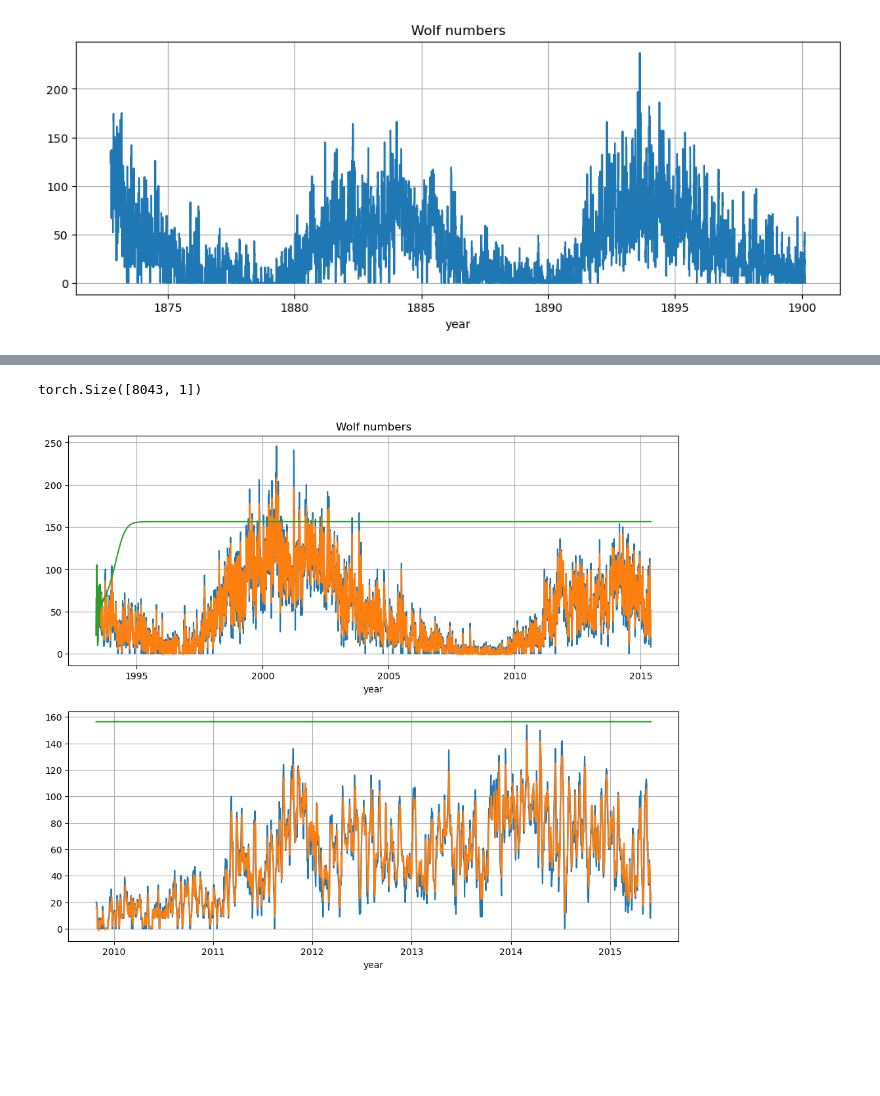
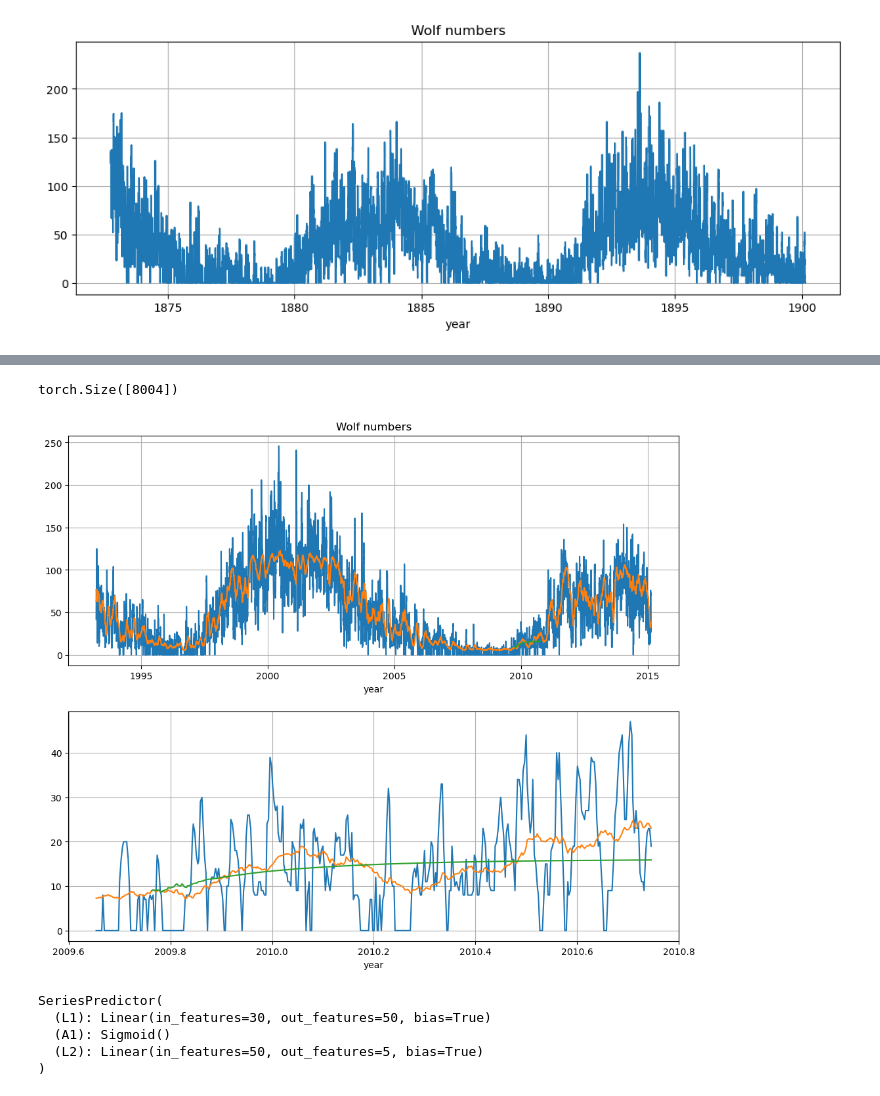
Before and after one commit to alexeivorohov-nn/nn_usu, a Jupyter notebook: Lessons/S3_PyTorch_NN.ipynb, the cells around one changed output, grey strips where cells are left out. Saved outputs shown, nothing was run; the diff lists cells and outputs as text; code cells hidden in the pictures; blank space fills up the shorter version.

Commit message:
modified:   Lessons/S3_PyTorch_NN.ipynb 	new file:   Lessons/S4_Overlearning.ipynb 	data/SN_m_tot_V2.0.csv

```diff
--- a/Lessons/S3_PyTorch_NN.ipynb
+++ b/Lessons/S3_PyTorch_NN.ipynb
@@ -681,21 +681,20 @@ for d in loader:
 from impls.utils import StandardScaler
 scaler = StandardScaler()
 
-scaler.fit(data)
-data = scaler.transform(data)
+data_s = scaler.fit_transform(data)
 # %%
 # Сгенерируeм наборы окон из данных с помощью TimeseriesLoader()
 
-LOOKBACK = 60
-FWD_SCOPE = 1
+LOOKBACK = 40
+FWD_SCOPE = 60
 
 split_point = 64000
 
-data_train = data[:split_point]
-data_val = data[split_point:]
+data_train = data_s[:split_point]
+data_val = data_s[split_point:]
 
-train_loader = TimeseriesLoader(data_train, lookback=LOOKBACK, fwd_scope = FWD_SCOPE, stride=FWD_SCOPE)
-val_loader = TimeseriesLoader(data_val, lookback=LOOKBACK, fwd_scope = FWD_SCOPE, stride=FWD_SCOPE)
+train_loader = TimeseriesLoader(data_train, lookback=LOOKBACK, fwd_scope = FWD_SCOPE, stride=1)
+val_loader = TimeseriesLoader(data_val, lookback=LOOKBACK, fwd_scope = FWD_SCOPE, stride=1)
 
 train_frames = [frame for frame in train_loader]
 val_frames = [frame for frame in val_loader]
@@ -725,17 +724,18 @@ class SeriesPredictor(nn.Module):
 
     def __init__(self, lookback, scope):
 
-        heads = 20
+        heads = 1
         super().__init__()
         self.L1 = nn.Linear(in_features=lookback, out_features=scope*heads)
         self.A1 = nn.Sigmoid()
-        self.L2 = nn.Linear(in_features=scope*heads, out_features=scope)
+        self.L2 = nn.Linear(in_features=scope*heads, out_features=1)
         # self.A2 = nn.ReLU()
 
 
     def forward(self, X):
 
         X1 = self.A1(self.L1(X))
+
         outp = self.L2(X1)
         # X2 = self.A2(self.L2(X1))
         # outp = self.L3(X2)
@@ -862,43 +882,60 @@ Epoch 19, Loss: 0.04250915348529816
 # %%
-
-plt_t = sol_df['YEARF'][split_point+LOOKBACK+1:]
+plt_t = sol_df['YEARF'][split_point:-LOOKBACK-FWD_SCOPE]
 
 time = len(plt_t)
 
 with torch.no_grad():
     y_pred=model(X_val)
 
-y_seq = torch.zeros_like(y_val)
-y_seq[0:LOOKBACK, :] = y_val[0:LOOKBACK, :]
-print(y_seq.shape)
+t2 = 6000
+t3 = t2 + LOOKBACK
+t4 = t2 + LOOKBACK*10
+# print(y_val.shape)
+# print(time)
+
+y_seq = torch.zeros(t4-t2)
+y_seq[0:LOOKBACK] = y_val[t2:t3, 0]
+
 
 with torch.no_grad():
-    for t in range(0, time-LOOKBACK-1):
-        y_seq[t+LOOKBACK+1, 0] = model(y_seq[t:t+LOOKBACK, 0])
+
+    for t in range(0, t4-t3):
+
+        y_seq[t+LOOKBACK] = model(y_seq[t:t+LOOKBACK])[0]
+
 
 fig, (ax1, ax2) = plt.subplots(2,1,figsize=(12,10))
 
 
 ys_val = scaler.inverse(y_val[:, 0])
 ys_pred = scaler.inverse(y_pred[:, 0])
-ys_seq = scaler.inverse(y_seq[:, 0])
+ys_seq = scaler.inverse(y_seq[:])
 
-t2 = 6000
+print(ys_pred.shape)
 
 ax1.plot(plt_t, ys_val)
 ax1.plot(plt_t, ys_pred)
-ax1.plot(plt_t, ys_seq)
+ax1.plot(plt_t[t3:t4], ys_seq[LOOKBACK:])
 ax1.grid('on')
 ax1.set_title('Wolf numbers')
 ax1.set_xlabel('year')
 
-ax2.plot(plt_t[t2:], ys_val[t2:])
-ax2.plot(plt_t[t2:], ys_pred[t2:])
-ax2.plot(plt_t[t2:], ys_seq[t2:])
+
+ax2.plot(plt_t[t2:t4], ys_val[t2:t4])
+ax2.plot(plt_t[t2:t4], ys_pred[t2:t4])
+ax2.plot(plt_t[t3:t4], ys_seq[LOOKBACK:])
 ax2.grid('on')
 ax2.set_xlabel('year')
 
 plt.show()
 # %% [output]
-torch.Size([8043, 1])
+torch.Size([8004])
-[figure, old version]
+[figure, new version]
+# %%
+model
+# %% [output]
+SeriesPredictor(
+  (L1): Linear(in_features=30, out_features=50, bias=True)
+  (A1): Sigmoid()
+  (L2): Linear(in_features=50, out_features=5, bias=True)
+)
```
Also changed, not shown: parts of 11 cells of this notebook, 1 other file.
